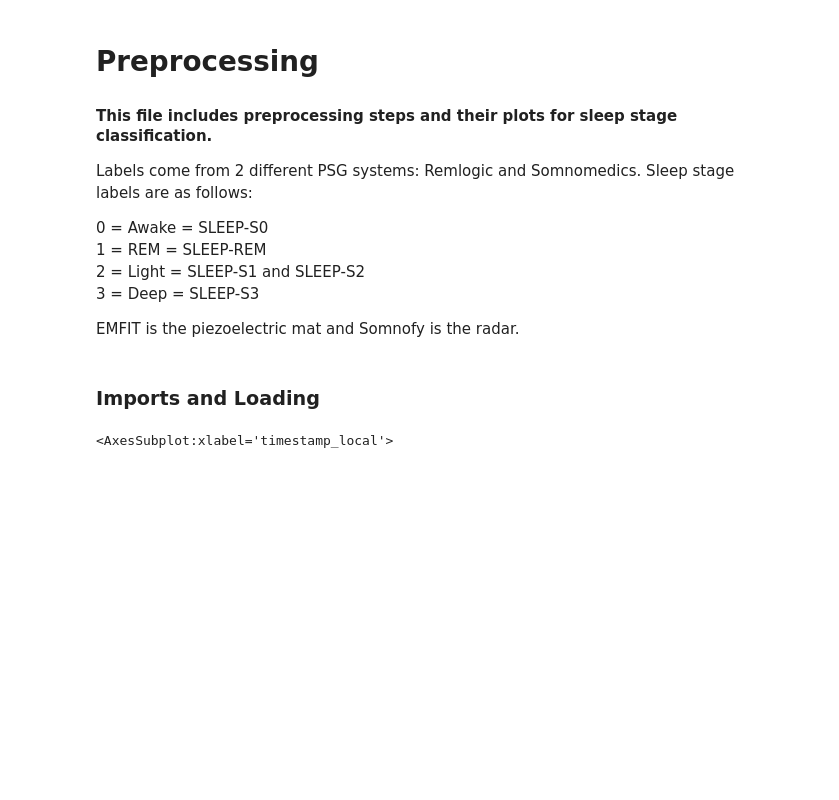
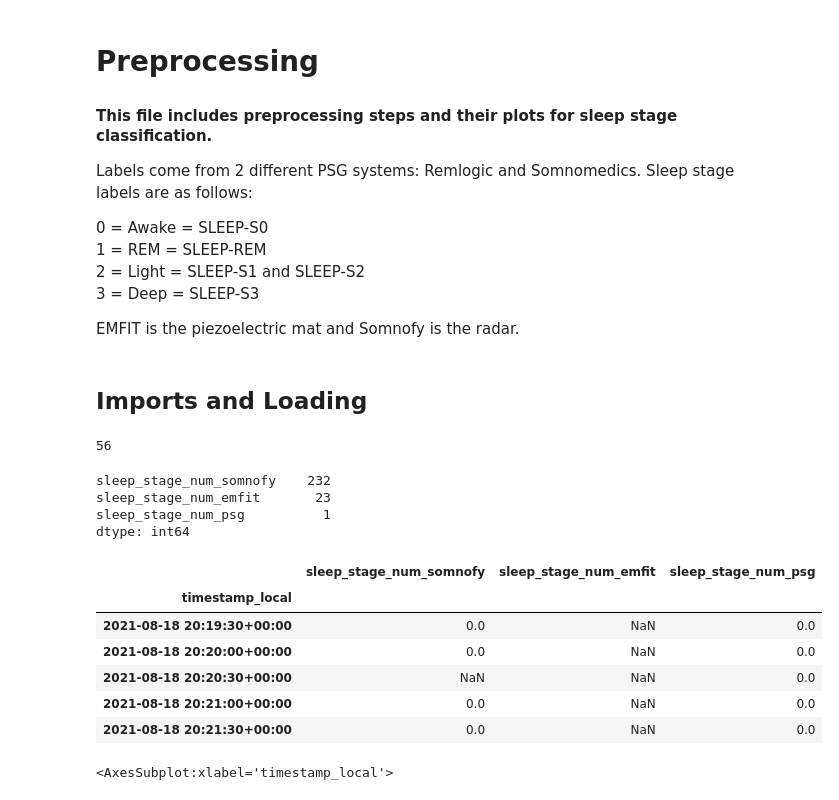
Before and after one commit to elifKurtay/ML_Sleep_Stages_Project, a Jupyter notebook: scripts/Preprocessing.ipynb, the cells around one changed output. Drawn from its saved outputs; the diff is of its cells as text; code cells hidden in the pictures; blank space fills up the shorter version.

```diff
--- a/scripts/Preprocessing.ipynb
+++ b/scripts/Preprocessing.ipynb
@@ -11,7 +11,7 @@ Labels come from 2 different PSG systems: Remlogic and Somnomedics. Sleep stage
 
 EMFIT is the piezoelectric mat and Somnofy is the radar.
 # %% [markdown]
-### Imports and Loading
+## Imports and Loading
 # %%
 import pandas as pd
 import numpy as np
@@ -20,5 +21,28 @@ import matplotlib.pyplot as plt
+# %%
+#  skip indices = [27, 34]
+subjectID = PARTICIPANT_IDS[0]
+len(PARTICIPANT_IDS)
+# %% [output]
+56
 # %%
-sleep_stages = read_patient_data("001")
+sleep_stages = read_patient_data(subjectID)
+# %%
+sleep_stages.isna().sum()
+# %% [output]
+sleep_stage_num_somnofy    232
+sleep_stage_num_emfit       23
+sleep_stage_num_psg          1
+dtype: int64
+# %%
+sleep_stages.head()
+# %% [output]
+|  | sleep_stage_num_somnofy | sleep_stage_num_emfit | sleep_stage_num_psg |
+| timestamp_local |  |  |  |
+| 2021-08-18 20:19:30+00:00 | 0.0 | NaN | 0.0 |
+| 2021-08-18 20:20:00+00:00 | 0.0 | NaN | 0.0 |
+| 2021-08-18 20:20:30+00:00 | NaN | NaN | 0.0 |
+| 2021-08-18 20:21:00+00:00 | 0.0 | NaN | 0.0 |
+| 2021-08-18 20:21:30+00:00 | 0.0 | NaN | 0.0 |
 # %%
 sleep_stages.plot()
 # %% [output]
```
Also changed, not shown: parts of 1 cell of this notebook, 1 other file.
